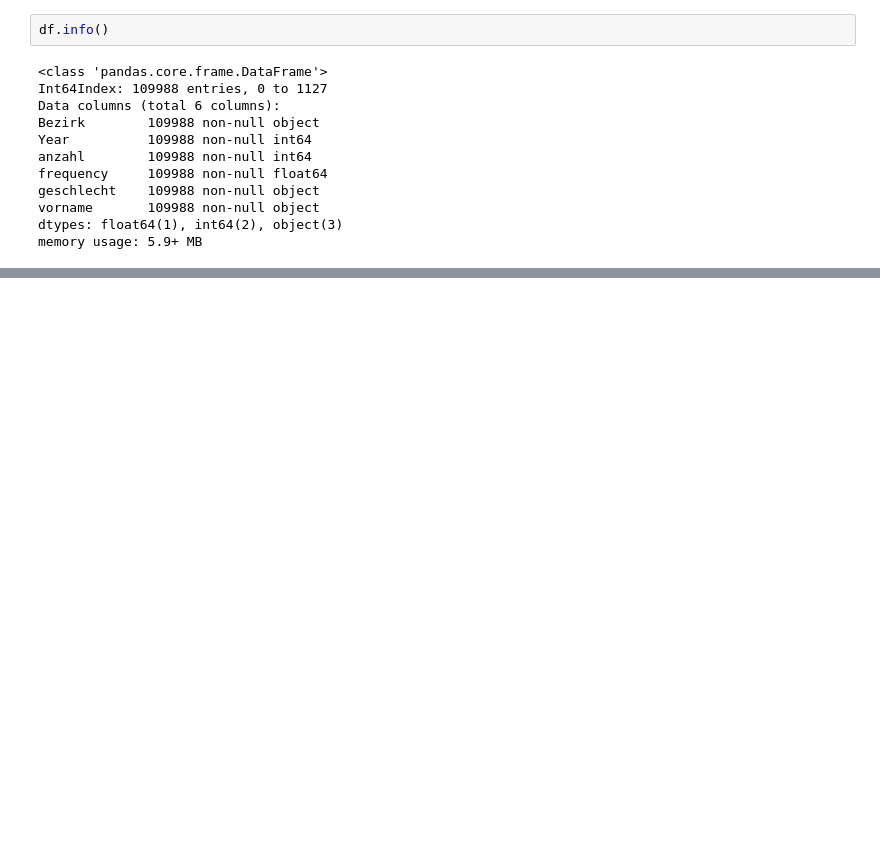
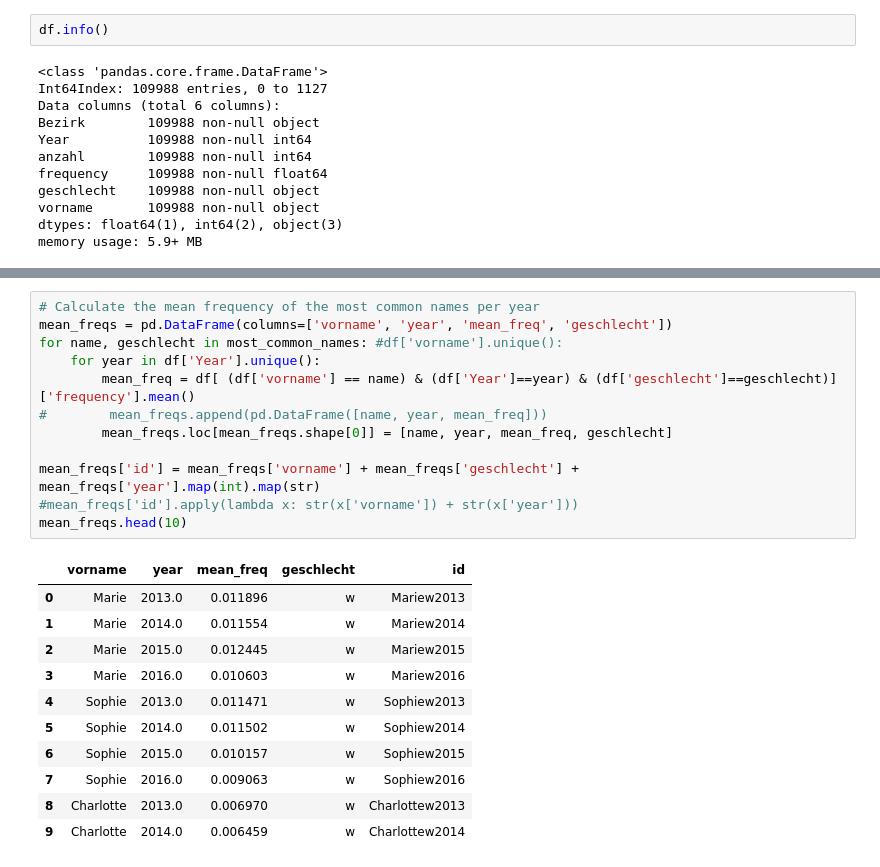
Before and after one commit to franksh/berlin-names, a Jupyter notebook: notebooks/Exploration.ipynb, the cells around one changed output, grey strips where cells are left out. Drawn from its saved outputs; the diff is of its cells as text; blank space fills up the shorter version.

```diff
--- a/notebooks/Exploration.ipynb
+++ b/notebooks/Exploration.ipynb
@@ -86,0 +76,24 @@ dfgroup[0:20].plot.bar(y='anzahl')
+# %%
+# Calculate the mean frequency of the most common names per year
+mean_freqs = pd.DataFrame(columns=['vorname', 'year', 'mean_freq', 'geschlecht'])
+for name, geschlecht in most_common_names: #df['vorname'].unique():
+    for year in df['Year'].unique():
+        mean_freq = df[ (df['vorname'] == name) & (df['Year']==year) & (df['geschlecht']==geschlecht)]['frequency'].mean()
+#        mean_freqs.append(pd.DataFrame([name, year, mean_freq]))
+        mean_freqs.loc[mean_freqs.shape[0]] = [name, year, mean_freq, geschlecht]
+
+mean_freqs['id'] = mean_freqs['vorname'] + mean_freqs['geschlecht'] + mean_freqs['year'].map(int).map(str)
+#mean_freqs['id'].apply(lambda x: str(x['vorname']) + str(x['year']))
+mean_freqs.head(10)
+# %% [output]
+|  | vorname | year | mean_freq | geschlecht | id |
+| 0 | Marie | 2013.0 | 0.011896 | w | Mariew2013 |
+| 1 | Marie | 2014.0 | 0.011554 | w | Mariew2014 |
+| 2 | Marie | 2015.0 | 0.012445 | w | Mariew2015 |
+| 3 | Marie | 2016.0 | 0.010603 | w | Mariew2016 |
+| 4 | Sophie | 2013.0 | 0.011471 | w | Sophiew2013 |
+| 5 | Sophie | 2014.0 | 0.011502 | w | Sophiew2014 |
+| 6 | Sophie | 2015.0 | 0.010157 | w | Sophiew2015 |
+| 7 | Sophie | 2016.0 | 0.009063 | w | Sophiew2016 |
+| 8 | Charlotte | 2013.0 | 0.006970 | w | Charlottew2013 |
+| 9 | Charlotte | 2014.0 | 0.006459 | w | Charlottew2014 |
```
Also changed, not shown: parts of 11 cells of this notebook.
